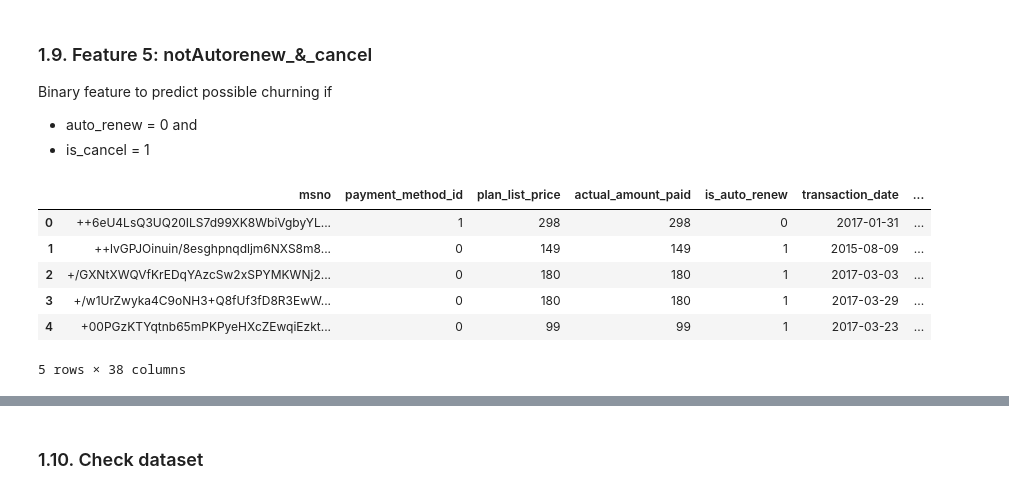
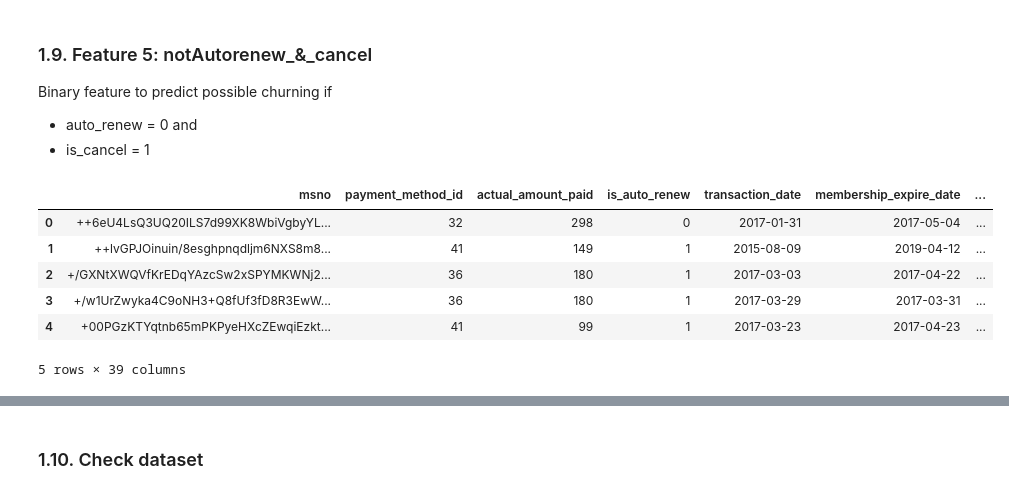
Before and after one commit to maximek3/kkbox, a Jupyter notebook: Feature Eng/Feature_Engineering_Transactions.ipynb, the cells around one changed output, grey strips where cells are left out. Saved outputs shown, nothing was run; the diff lists cells and outputs as text; code cells hidden in the pictures.

```diff
--- a/Feature Eng/Feature_Engineering_Transactions.ipynb
+++ b/Feature Eng/Feature_Engineering_Transactions.ipynb
@@ -297,8 +297,9 @@ mask = (trans1a.payment_method_id == 32)
 mask1 = (trans1a.payment_method_id == 35)
 mask2 = (trans1a.payment_method_id == 38)
 
-trans1a.payment_method_id = 0
-column_name = 'payment_method_id'
+trans1a['pay_method_churn'] = trans1a.payment_method_id
+trans1a.pay_method_churn = 0
+column_name = 'pay_method_churn'
 trans1a.loc[mask,column_name]=1
 trans1a.loc[mask1,column_name]=1
 trans1a.loc[mask2,column_name]=1
@@ -337,9 +338,12 @@ trans2.head()
 # %%
 #I get rid of columns whose value is below 30 as not significative
+trans2 = trans2.drop("payment_plan_days_0", axis=1)
 trans2 = trans2.drop("payment_plan_days_1", axis=1)
 trans2 = trans2.drop("payment_plan_days_3", axis=1)
+trans2 = trans2.drop("payment_plan_days_7", axis=1)
 trans2 = trans2.drop("payment_plan_days_10", axis=1)
 trans2 = trans2.drop("payment_plan_days_14", axis=1)
+trans2 = trans2.drop("payment_plan_days_21", axis=1)
 trans2 = trans2.drop("payment_plan_days_31", axis=1)
 trans2 = trans2.drop("payment_plan_days_35", axis=1)
 trans2 = trans2.drop("payment_plan_days_45", axis=1)
@@ -355,6 +359,8 @@ trans2 = trans2.drop("payment_plan_days_240", axis=1)
 trans2 = trans2.drop("payment_plan_days_270", axis=1)
 trans2 = trans2.drop("payment_plan_days_360", axis=1)
 trans2 = trans2.drop("payment_plan_days_365", axis=1)
+trans2 = trans2.drop("payment_plan_days_395", axis=1)
 trans2 = trans2.drop("payment_plan_days_400", axis=1)
 trans2 = trans2.drop("payment_plan_days_415", axis=1)
 trans2 = trans2.drop("payment_plan_days_450", axis=1)
+print('Done!')
@@ -410,5 +475,5 @@ A binary feature to see whether mebers have auto renewed and not cancelled at th
 - auto_renew = 1 and
 - is_cancel = 0
 # %%
-trans2['autorenew_and_not_cancel'] = ((trans2.is_auto_renew == 1) == (trans2.is_cancel == 0)).astype(np.int8)
+trans3['autorenew_and_not_cancel'] = ((trans3.is_auto_renew == 1) == (trans3.is_cancel == 0)).astype(np.int8)
 # %%
@@ -419,14 +484,14 @@ Binary feature to predict possible churning if
 - auto_renew = 0 and
 - is_cancel = 1
 # %%
-trans2['notAutorenew_and_cancel'] = ((trans2.is_auto_renew == 0) == (trans2.is_cancel == 1)).astype(np.int8)
+trans3['notAutorenew_and_cancel'] = ((trans3.is_auto_renew == 0) == (trans3.is_cancel == 1)).astype(np.int8)
 # %%
-trans2.head()
+trans3.head()
 # %% [output]
-|  | msno | payment_method_id | plan_list_price | actual_amount_paid | is_auto_renew | transaction_date | ... |
-| 0 | ++6eU4LsQ3UQ20ILS7d99XK8WbiVgbyYL... | 1 | 298 | 298 | 0 | 2017-01-31 | ... |
-| 1 | ++lvGPJOinuin/8esghpnqdljm6NXS8m8... | 0 | 149 | 149 | 1 | 2015-08-09 | ... |
-| 2 | +/GXNtXWQVfKrEDqYAzcSw2xSPYMKWNj2... | 0 | 180 | 180 | 1 | 2017-03-03 | ... |
-| 3 | +/w1UrZwyka4C9oNH3+Q8fUf3fD8R3EwW... | 0 | 180 | 180 | 1 | 2017-03-29 | ... |
-| 4 | +00PGzKTYqtnb65mPKPyeHXcZEwqiEzkt... | 0 | 99 | 99 | 1 | 2017-03-23 | ... |
+|  | msno | payment_method_id | actual_amount_paid | is_auto_renew | transaction_date | membership_expire_date | ... |
+| 0 | ++6eU4LsQ3UQ20ILS7d99XK8WbiVgbyYL... | 32 | 298 | 0 | 2017-01-31 | 2017-05-04 | ... |
+| 1 | ++lvGPJOinuin/8esghpnqdljm6NXS8m8... | 41 | 149 | 1 | 2015-08-09 | 2019-04-12 | ... |
+| 2 | +/GXNtXWQVfKrEDqYAzcSw2xSPYMKWNj2... | 36 | 180 | 1 | 2017-03-03 | 2017-04-22 | ... |
+| 3 | +/w1UrZwyka4C9oNH3+Q8fUf3fD8R3EwW... | 36 | 180 | 1 | 2017-03-29 | 2017-03-31 | ... |
+| 4 | +00PGzKTYqtnb65mPKPyeHXcZEwqiEzkt... | 41 | 99 | 1 | 2017-03-23 | 2017-04-23 | ... |
-5 rows × 38 columns
+5 rows × 39 columns
```
Also changed, not shown: parts of 20 cells of this notebook.
